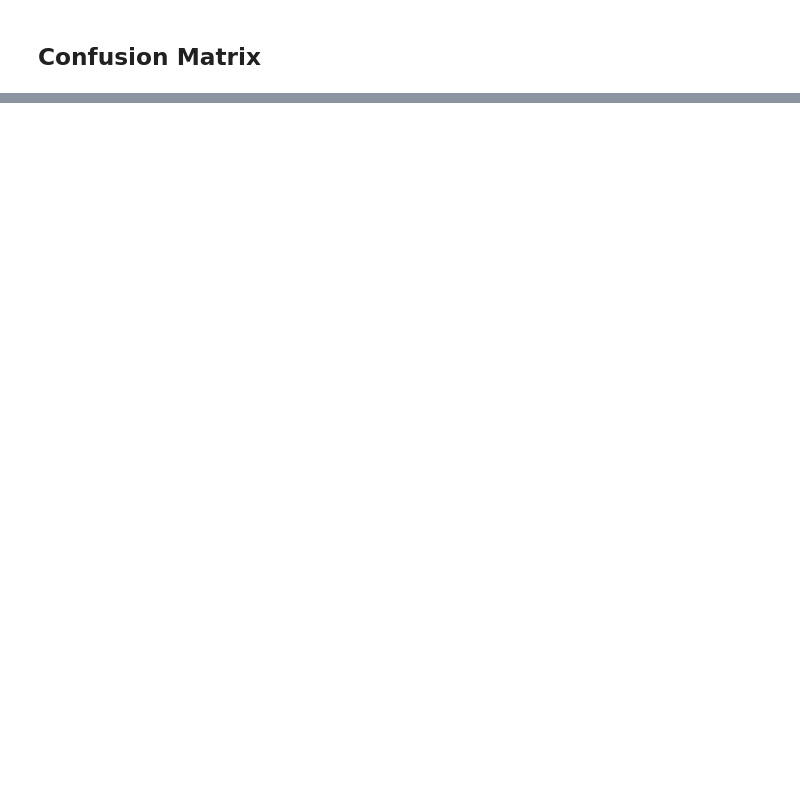
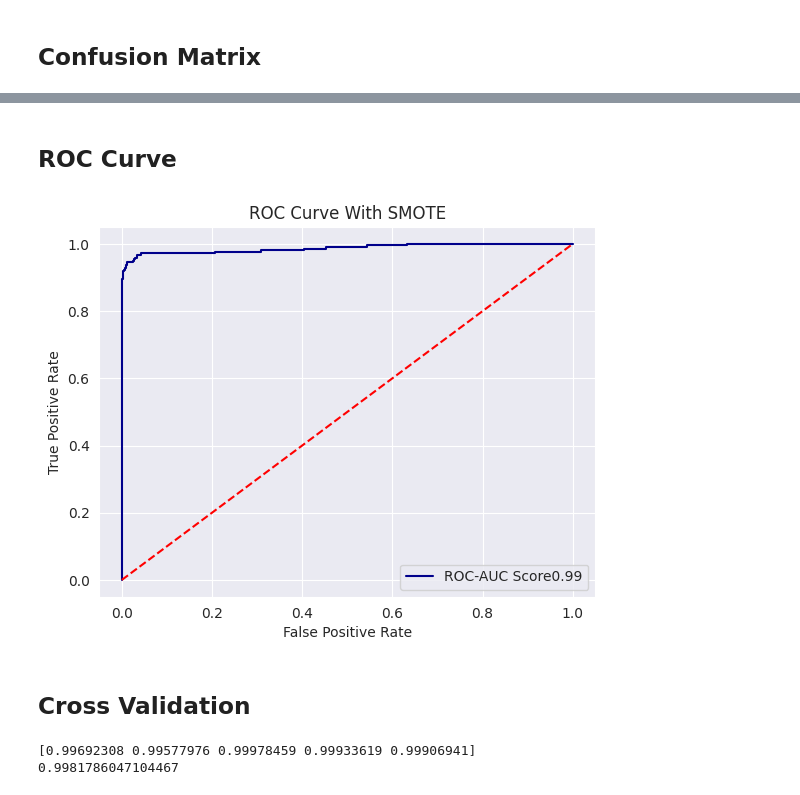
Before and after one commit to mohammadreza-mohammadi94/DataAnalysis-And-MachineLearning, a Jupyter notebook: 7. Sentiment Analysis/Email Spam Classification Naive Bayes & SMOTE/Spam_Email_Classification_Naive_Bayes_&_SMOTE.ipynb, the cells around one changed output, grey strips where cells are left out. Cells and saved outputs as stored; diff of their text form; code cells hidden in the pictures; blank space fills up the shorter version.

```diff
--- a/7. Sentiment Analysis/Email Spam Classification Naive Bayes & SMOTE/Spam_Email_Classification_Naive_Bayes_&_SMOTE.ipynb
+++ b/7. Sentiment Analysis/Email Spam Classification Naive Bayes & SMOTE/Spam_Email_Classification_Naive_Bayes_&_SMOTE.ipynb
@@ -138,7 +160,13 @@ dtype: int64
 # %%
+# Define MultinomialNB model
 nb = MultinomialNB()
+# Fitting Model
 nb.fit(X_train_sm, y_train_sm)
+# Predictions
 y_pred_sm = nb.predict(X_test)
+
+# Probability
+y_pred_proba_sm = nb.predict_proba(X_test)[:,1]
 # %% [markdown]
 ## Confusion Matrix
 # %%
@@ -163,0 +194,31 @@ weighted avg       0.98      0.98      0.98      1672
+# %% [markdown]
+## ROC Curve
+# %%
+# Calculate ROC-AUC Score
+roc_auc =  roc_auc_score(y_test, y_pred_proba_sm)
+
+# Calculate FPR, TRP
+fpr, tpr, threshold = roc_curve(y_test, y_pred_proba_sm)
+
+# Plot ROC Curve
+sns.set_style('darkgrid')
+plt.plot(fpr, tpr, color='darkblue', label=f"ROC-AUC Score{roc_auc:.2f}")
+plt.plot([0, 1], [0, 1], linestyle='--', color='red')
+plt.xlabel('False Positive Rate')
+plt.ylabel('True Positive Rate')
+plt.title('ROC Curve With SMOTE')
+plt.legend()
+plt.show()
+# %% [output]
+[figure, added]
+# %% [markdown]
+## Cross Validation
+# %%
+from sklearn.model_selection import cross_val_score
+
+scores = cross_val_score(nb, X_train_sm, y_train_sm, cv=5, scoring='roc_auc')
+print(scores)
+print(scores.mean())
+# %% [output]
+[0.99692308 0.99577976 0.99978459 0.99933619 0.99906941]
+0.9981786047104467
```
Also changed, not shown: parts of 15 cells of this notebook.
